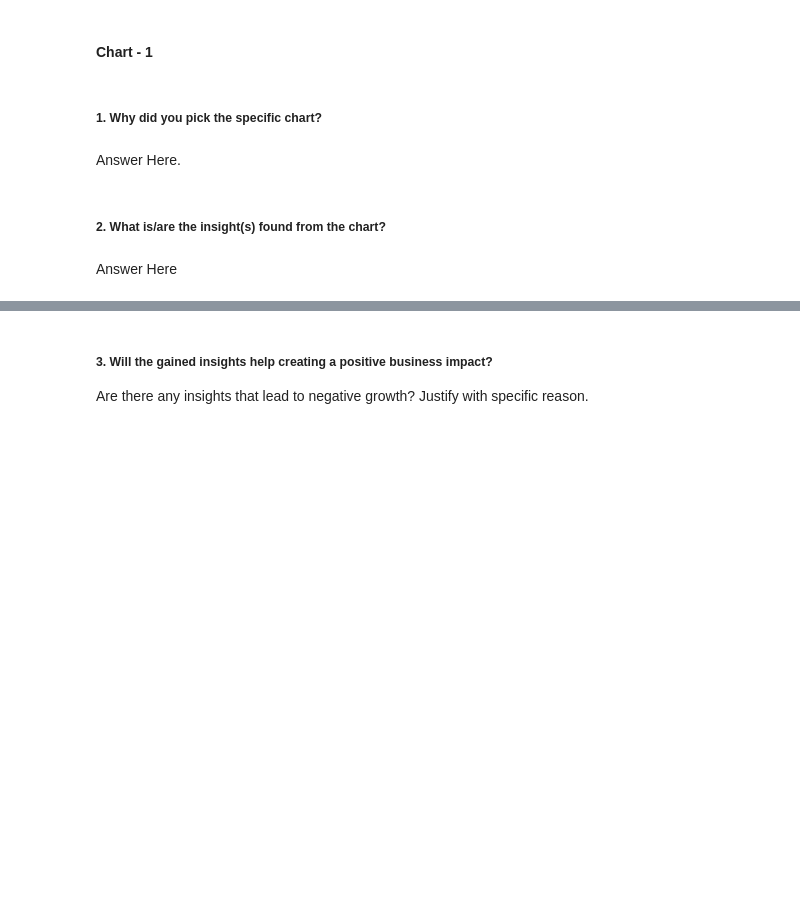
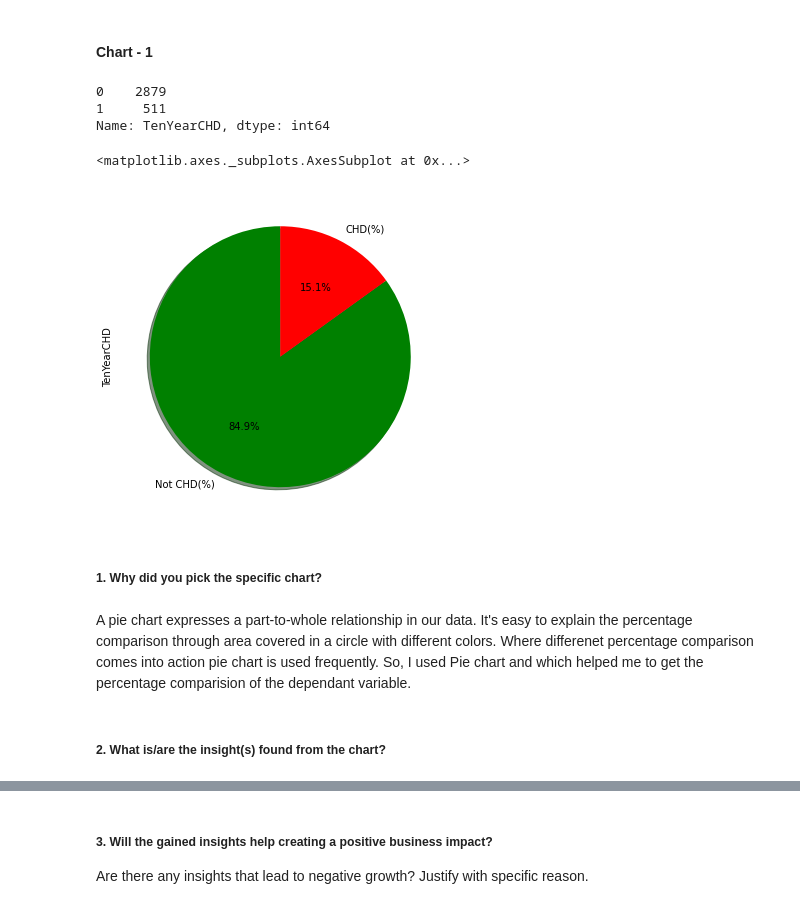
Before and after one commit to Prasannark48/Cardiovascular-risk-prediction---ML-Capstone-Project-2, a Jupyter notebook: Cardiovascular_Risk_Prediction.ipynb, the cells around one changed output, grey strips where cells are left out. Cells and saved outputs as stored; diff of their text form; code cells hidden in the pictures; blank space fills up the shorter version.

```diff
--- a/Cardiovascular_Risk_Prediction.ipynb
+++ b/Cardiovascular_Risk_Prediction.ipynb
@@ -333,8 +403,26 @@ Answer Here.
+# %%
+# Chart - 1 visualization code
+# Dependant Column Value Counts
+print(df.TenYearCHD.value_counts())
+print(" ")
+df['TenYearCHD'].value_counts().plot(kind='pie',
+                              figsize=(15,6),
+                               autopct="%1.1f%%",
+                               startangle=90,
+                               shadow=True,
+                               labels=['Not CHD(%)','CHD(%)'],
+                               colors=['green','red'],
+                               explode=[0,0]
+                              )
+# %% [output]
+0    2879
+1     511
+Name: TenYearCHD, dtype: int64
+<matplotlib.axes._subplots.AxesSubplot at 0x...>
+[figure, added]
 # %% [markdown]
 ##### 1. Why did you pick the specific chart?
-# %% [markdown]
-Answer Here.
+# %% [markdown]
+A pie chart expresses a part-to-whole relationship in our data. It's easy to explain the percentage comparison through area covered in a circle with different colors. Where differenet percentage comparison comes into action pie chart is used frequently. So, I used Pie chart and which helped me to get the percentage comparision of the dependant variable.
 # %% [markdown]
 ##### 2. What is/are the insight(s) found from the chart?
-# %% [markdown]
-Answer Here
```
Also changed, not shown: parts of 208 cells of this notebook.
